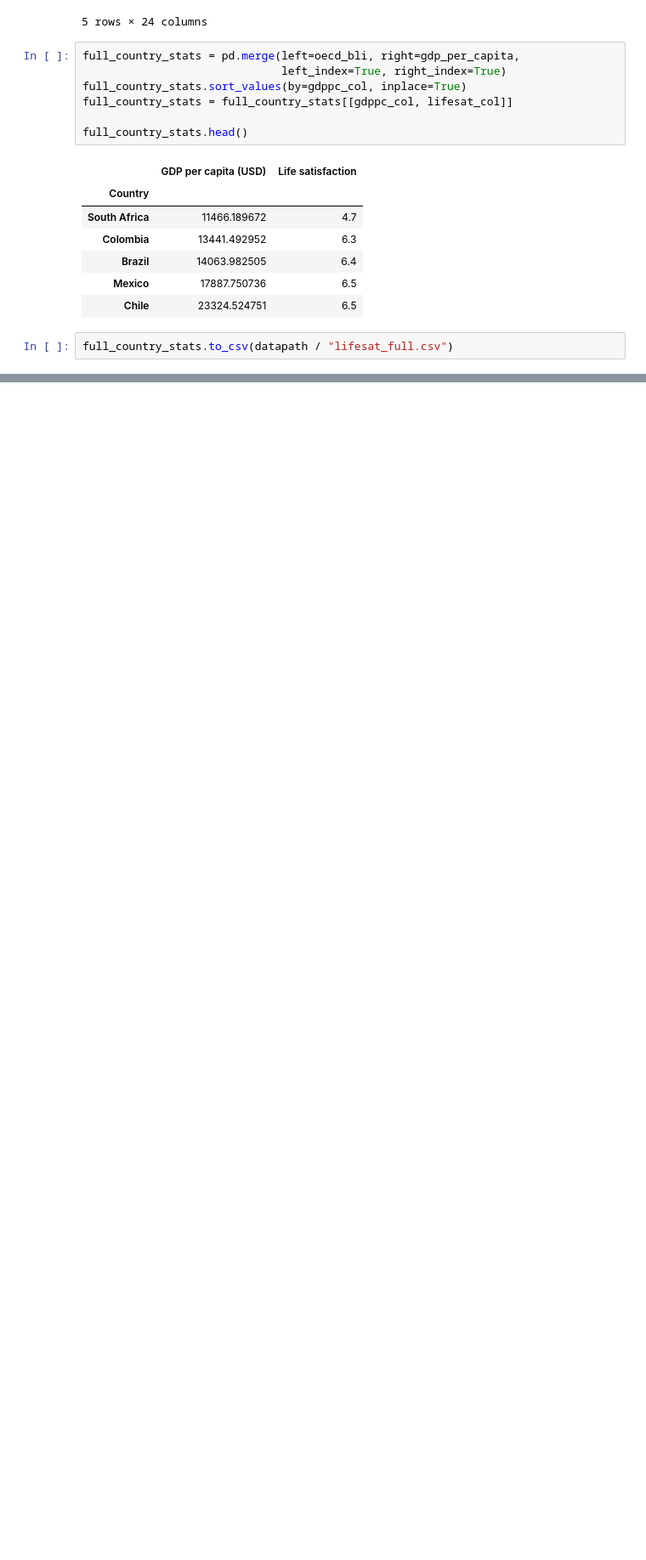
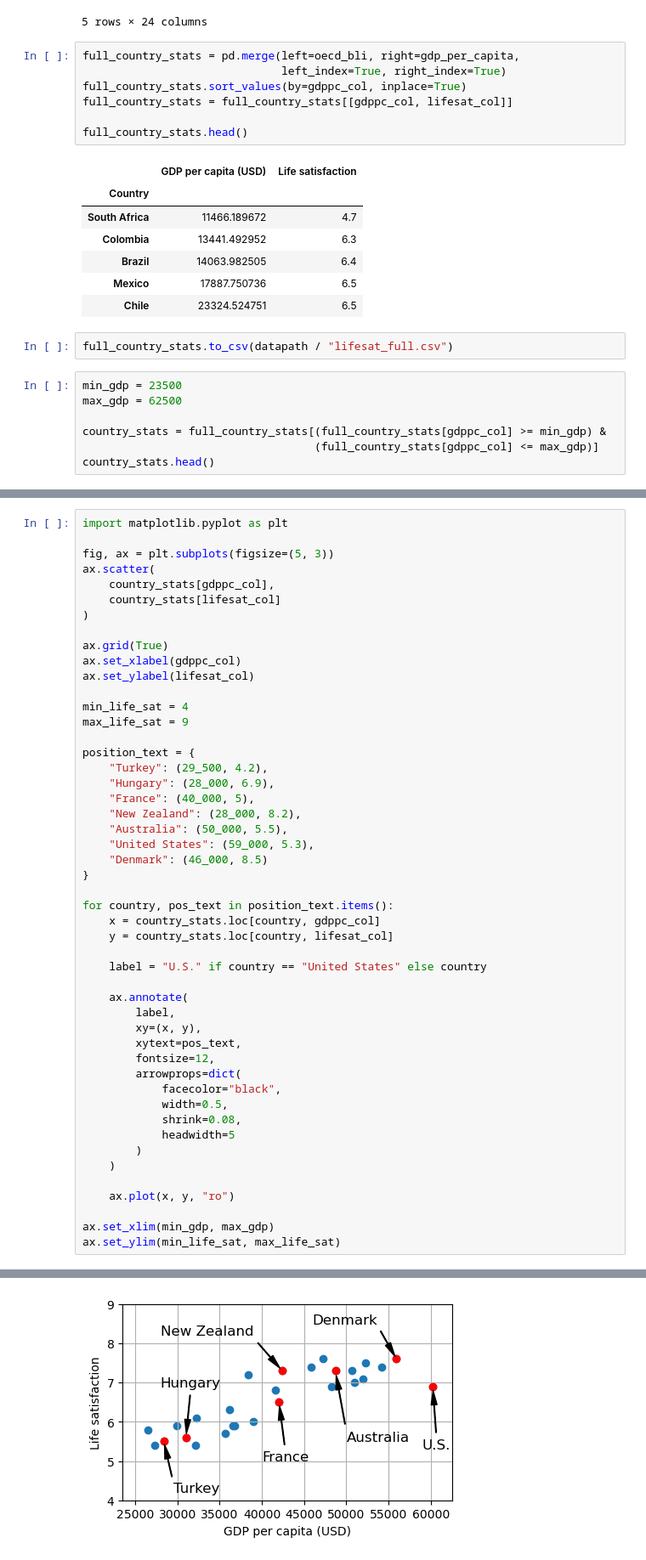
Before and after one commit to Marcos0526/Machine_Learning, a Jupyter notebook: Clase-2.ipynb, the cells around one changed output, grey strips where cells are left out. Shown at 85% size. Drawn from its saved outputs; the diff is of its cells as text; blank space fills up the shorter version.

```diff
--- a/Clase-2.ipynb
+++ b/Clase-2.ipynb
@@ -57,3 +58,10 @@ full_country_stats.head()
 | Chile | 23324.524751 | 6.5 |
 # %%
 full_country_stats.to_csv(datapath / "lifesat_full.csv")
+# %%
+min_gdp = 23500
+max_gdp = 62500
+
+country_stats = full_country_stats[(full_country_stats[gdppc_col] >= min_gdp) &
+                                   (full_country_stats[gdppc_col] <= max_gdp)]
+country_stats.head()
@@ -59,0 +78,50 @@ full_country_stats.to_csv(datapath / "lifesat_full.csv")
+# %%
+import matplotlib.pyplot as plt
+
+fig, ax = plt.subplots(figsize=(5, 3))
+ax.scatter(
+    country_stats[gdppc_col],
+    country_stats[lifesat_col]
+)
+
+ax.grid(True)
+ax.set_xlabel(gdppc_col)
+ax.set_ylabel(lifesat_col)
+
+min_life_sat = 4
+max_life_sat = 9
+
+position_text = {
+    "Turkey": (29_500, 4.2),
+    "Hungary": (28_000, 6.9),
+    "France": (40_000, 5),
+    "New Zealand": (28_000, 8.2),
+    "Australia": (50_000, 5.5),
+    "United States": (59_000, 5.3),
+    "Denmark": (46_000, 8.5)
+}
+
+for country, pos_text in position_text.items():
+    x = country_stats.loc[country, gdppc_col]
+    y = country_stats.loc[country, lifesat_col]
+
+    label = "U.S." if country == "United States" else country
+
+    ax.annotate(
+        label,
+        xy=(x, y),
+        xytext=pos_text,
+        fontsize=12,
+        arrowprops=dict(
+            facecolor="black",
+            width=0.5,
+            shrink=0.08,
+            headwidth=5
+        )
+    )
+
+    ax.plot(x, y, "ro")
+
+ax.set_xlim(min_gdp, max_gdp)
+ax.set_ylim(min_life_sat, max_life_sat)
+# %% [output]
@@ -59,0 +129 @@ full_country_stats.to_csv(datapath / "lifesat_full.csv")
+[figure, added]
```
Also changed, not shown: parts of 13 cells of this notebook.
